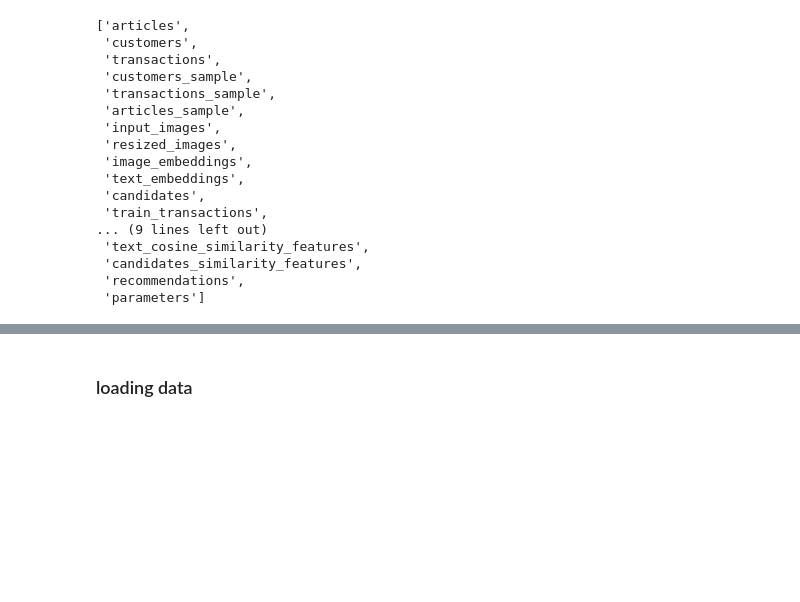
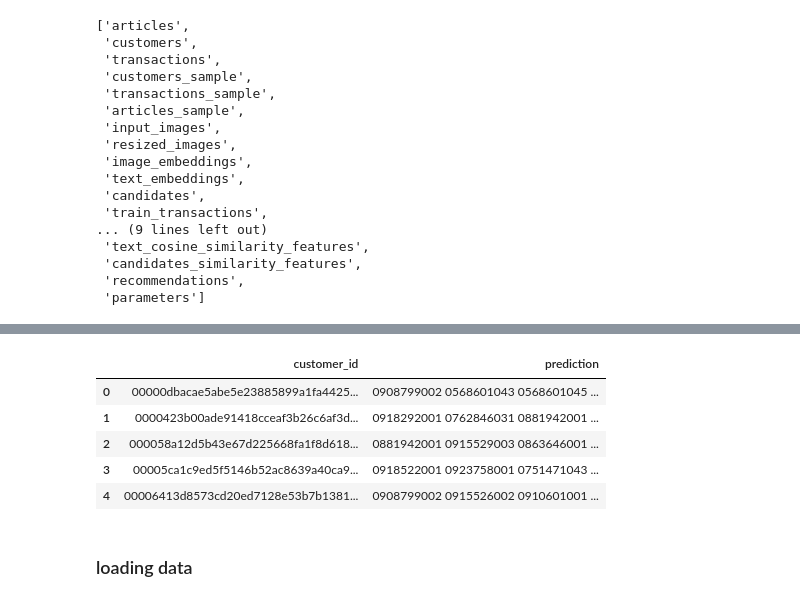
Before and after one commit to getindata/quickstart-ml-blueprints, a Jupyter notebook: notebooks/ranking_sample.ipynb, the cells around one changed output, grey strips where cells are left out. Saved outputs shown, nothing was run; the diff lists cells and outputs as text; code cells hidden in the pictures; blank space fills up the shorter version.

Commit message:
training/generating recommendations pipeline

```diff
--- a/notebooks/ranking_sample.ipynb
+++ b/notebooks/ranking_sample.ipynb
@@ -37,5 +37,3 @@ pd.set_option('display.float_format', lambda x: '%.4f' % x)
  'candidates_similarity_features',
  'recommendations',
  'parameters']
-# %%
-recs = context.catalog.load('recommendations')
@@ -45,0 +40,3 @@ DataSetError: Failed while loading data from data set ParquetDataSet(filepath=/U
+# %%
+context.catalog.load('recommendations').head()
+# %% [output]
@@ -46,3 +44,9 @@ DataSetError: Failed while loading data from data set ParquetDataSet(filepath=/U
+|  | customer_id | prediction |
+| 0 | 00000dbacae5abe5e23885899a1fa4425... | 0908799002 0568601043 0568601045 ... |
+| 1 | 0000423b00ade91418cceaf3b26c6af3d... | 0918292001 0762846031 0881942001 ... |
+| 2 | 000058a12d5b43e67d225668fa1f8d618... | 0881942001 0915529003 0863646001 ... |
+| 3 | 00005ca1c9ed5f5146b52ac8639a40ca9... | 0918522001 0923758001 0751471043 ... |
+| 4 | 00006413d8573cd20ed7128e53b7b1381... | 0908799002 0915526002 0910601001 ... |
 # %% [markdown]
 ### loading data
 # %%
```
Also changed, not shown: parts of 5 cells of this notebook, 19 other files.
